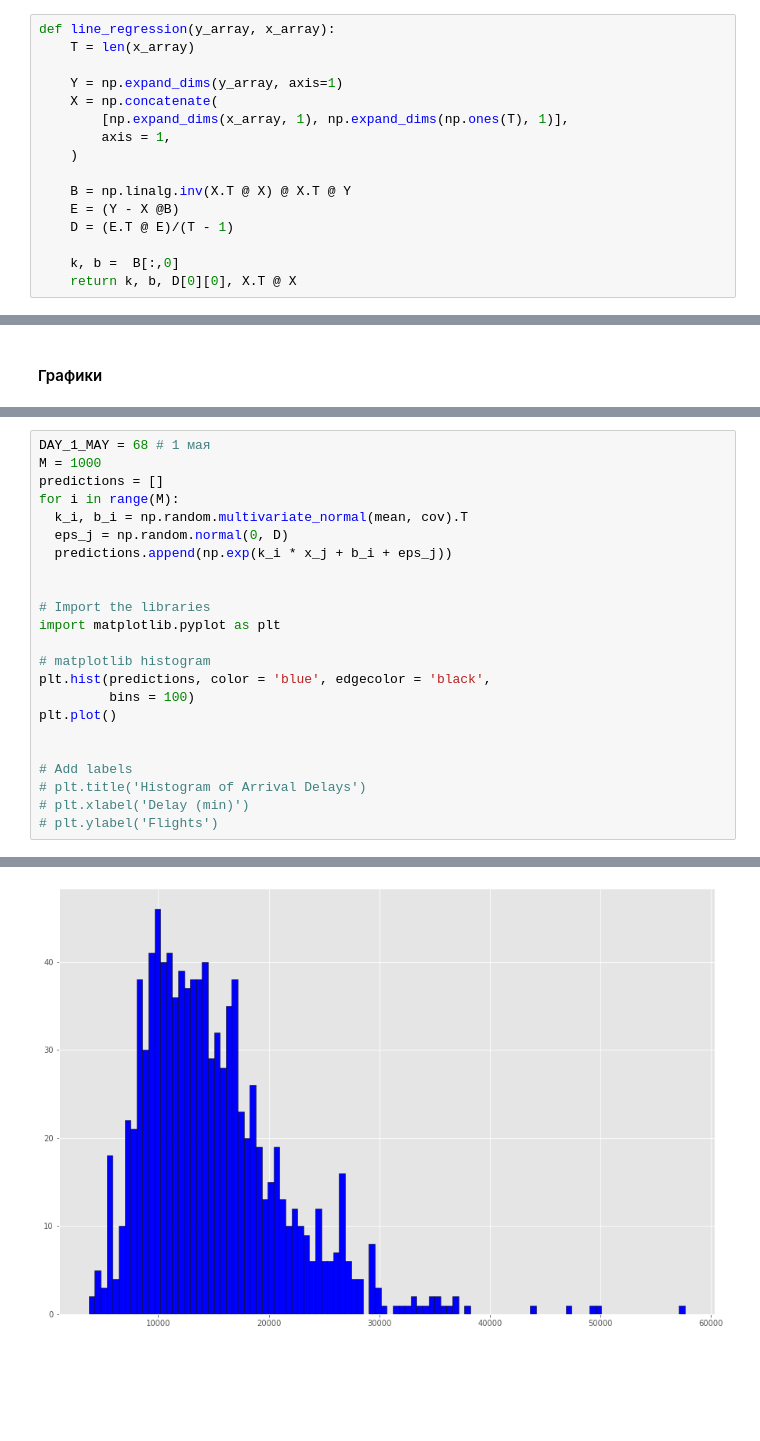
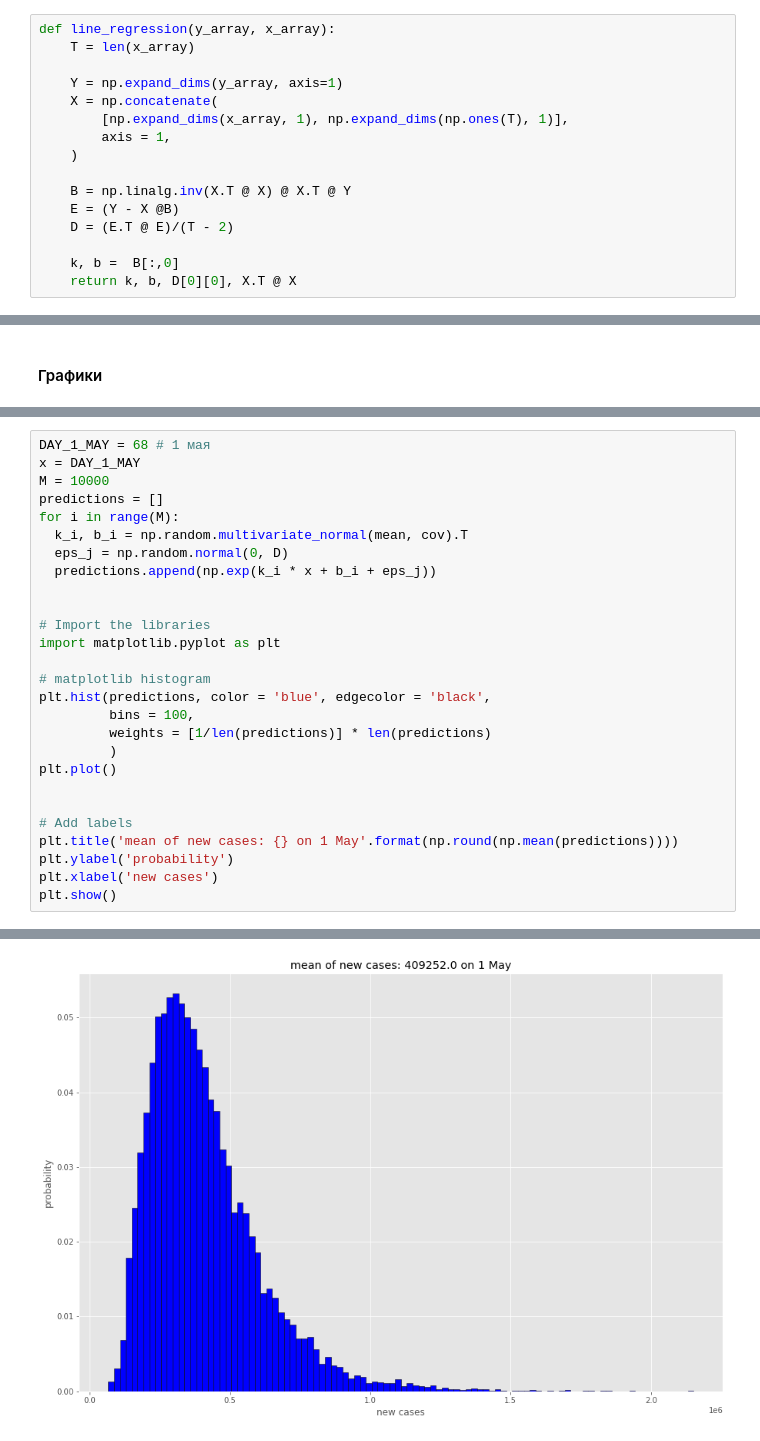
Before and after one commit to blacksideforce/Adv-ML, a Jupyter notebook: AdvMl_HW_1.ipynb, the cells around one changed output, grey strips where cells are left out. Cells and saved outputs as stored; diff of their text form; blank space fills up the shorter version.

```diff
--- a/AdvMl_HW_1.ipynb
+++ b/AdvMl_HW_1.ipynb
@@ -222,7 +230,7 @@ def line_regression(y_array, x_array):
 
     B = np.linalg.inv(X.T @ X) @ X.T @ Y
     E = (Y - X @B)
-    D = (E.T @ E)/(T - 1)
+    D = (E.T @ E)/(T - 2)
 
     k, b =  B[:,0]
     return k, b, D[0][0], X.T @ X
@@ -390,11 +396,12 @@ fvyklufguligb;uio
 # %%
 DAY_1_MAY = 68 # 1 мая
-M = 1000
+x = DAY_1_MAY
+M = 10000
 predictions = []
 for i in range(M):
   k_i, b_i = np.random.multivariate_normal(mean, cov).T
   eps_j = np.random.normal(0, D)
-  predictions.append(np.exp(k_i * x_j + b_i + eps_j))
+  predictions.append(np.exp(k_i * x + b_i + eps_j))
 
 
 # Import the libraries
@@ -402,12 +409,15 @@ import matplotlib.pyplot as plt
 
 # matplotlib histogram
 plt.hist(predictions, color = 'blue', edgecolor = 'black',
-         bins = 100)
+         bins = 100,
+         weights = [1/len(predictions)] * len(predictions)
+         )
 plt.plot()
 
 
 # Add labels
-# plt.title('Histogram of Arrival Delays')
-# plt.xlabel('Delay (min)')
-# plt.ylabel('Flights')
+plt.title('mean of new cases: {} on 1 May'.format(np.round(np.mean(predictions))))
+plt.ylabel('probability')
+plt.xlabel('new cases')
+plt.show()
 # %% [output]
@@ -415 +424 @@ plt.plot()
-[figure, old version]
+[figure, new version]
```
Also changed, not shown: parts of 13 cells of this notebook.
